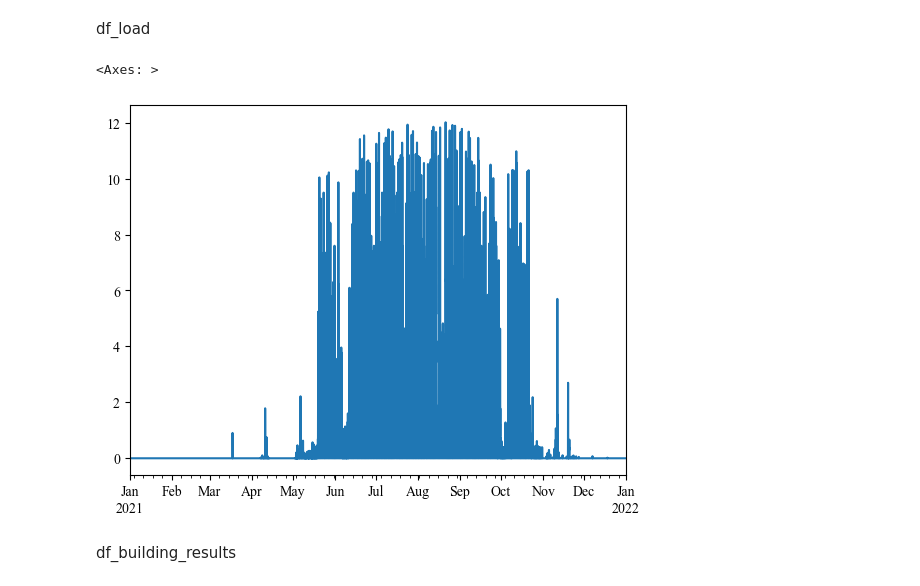
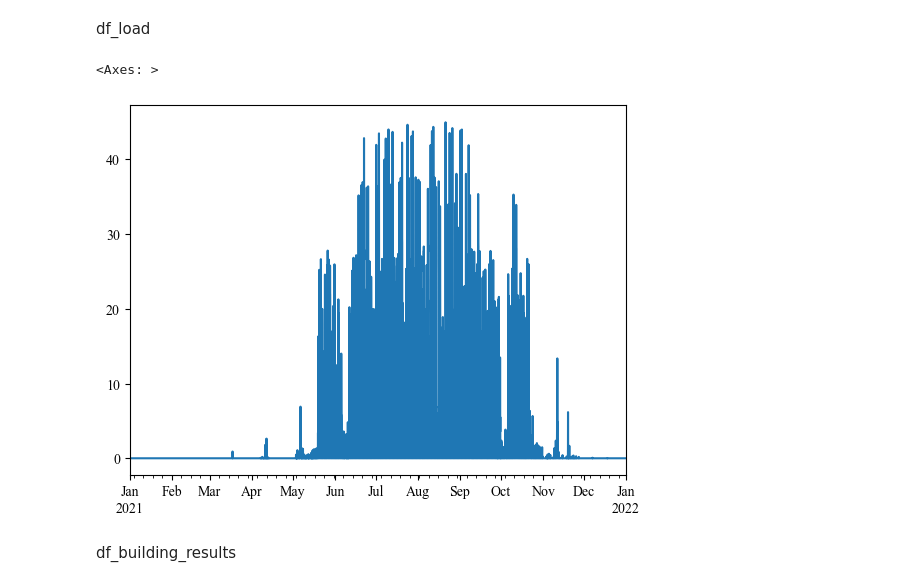
Before and after one commit to KrisCHEN8/PCM_RL-MPC, a Jupyter notebook: data_sort.ipynb, the cells around one changed output. Drawn from its saved outputs; the diff is of its cells as text; code cells hidden in the pictures.

```diff
--- a/data_sort.ipynb
+++ b/data_sort.ipynb
@@ -21,10 +21,11 @@ df_building_results = pd.read_pickle(os.path.join(cwd, building_results))
 # %% [markdown]
 df_load
 # %%
-df_load['Thermal energy need for space cooling [kWh]'].plot()
+df = df_load.resample('H').sum()
+df['Thermal energy need for space cooling [kWh]'].plot()
 # %% [output]
 <Axes: >
-[figure, old version]
+[figure, new version]
 # %% [markdown]
 df_building_results
 # %%
```
Also changed, not shown: 15 other files.
